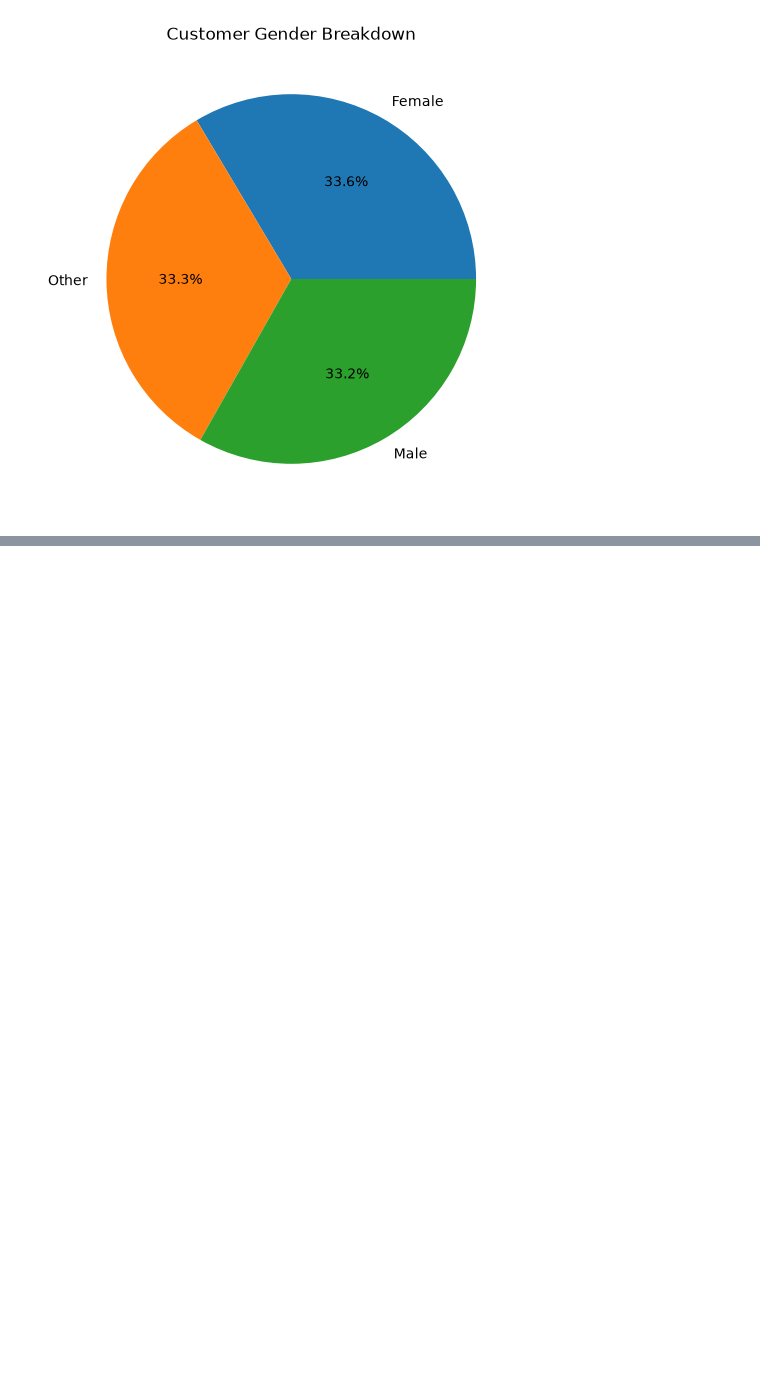
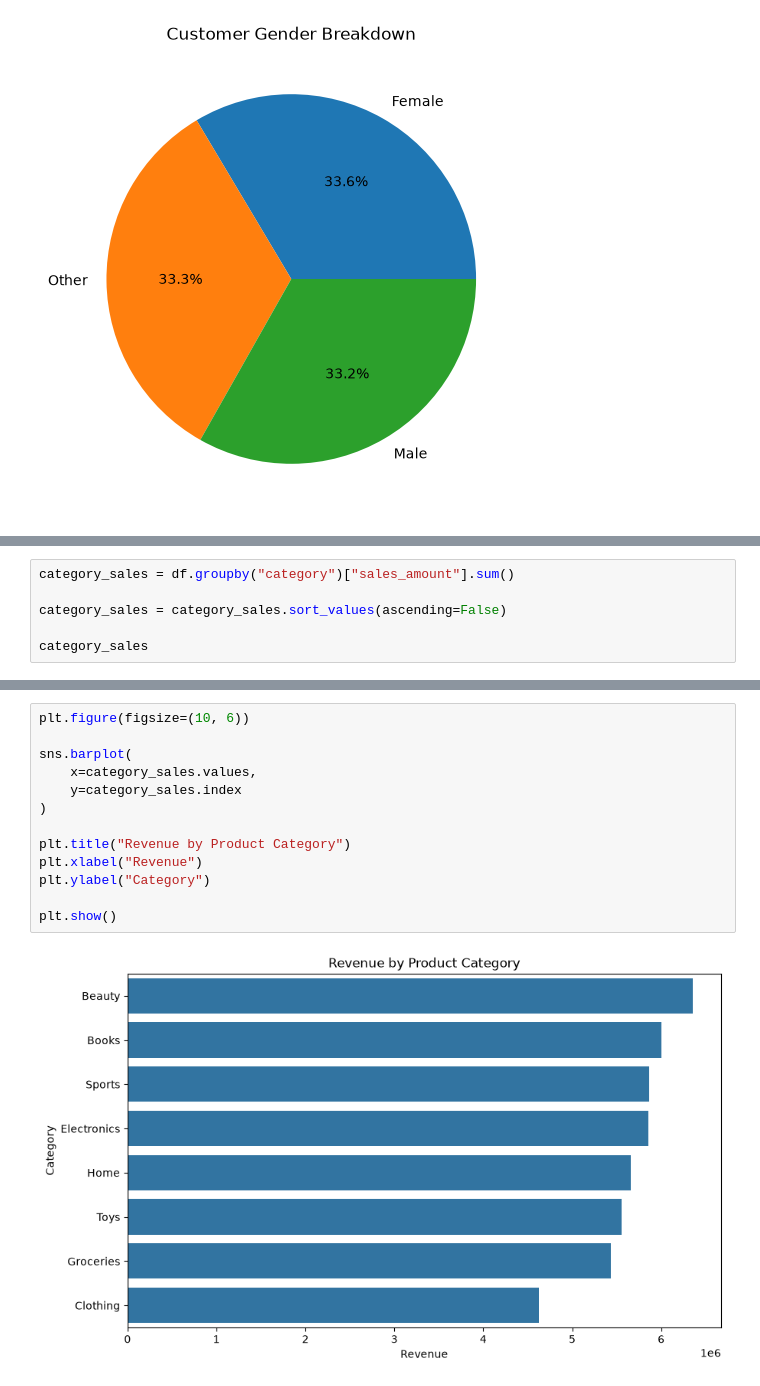
Before and after one commit to atulkadam081-coder/IOBSIP, a Jupyter notebook: src/retail_sales_eda.ipynb, the cells around one changed output, grey strips where cells are left out. Cells and saved outputs as stored; diff of their text form; blank space fills up the shorter version.

```diff
--- a/src/retail_sales_eda.ipynb
+++ b/src/retail_sales_eda.ipynb
@@ -263,0 +298,6 @@ plt.show()
+# %%
+category_sales = df.groupby("category")["sales_amount"].sum()
+
+category_sales = category_sales.sort_values(ascending=False)
+
+category_sales
@@ -263,0 +315,15 @@ plt.show()
+# %%
+plt.figure(figsize=(10, 6))
+
+sns.barplot(
+    x=category_sales.values,
+    y=category_sales.index
+)
+
+plt.title("Revenue by Product Category")
+plt.xlabel("Revenue")
+plt.ylabel("Category")
+
+plt.show()
+# %% [output]
+[figure, added]
```
Also changed, not shown: parts of 7 cells of this notebook.
